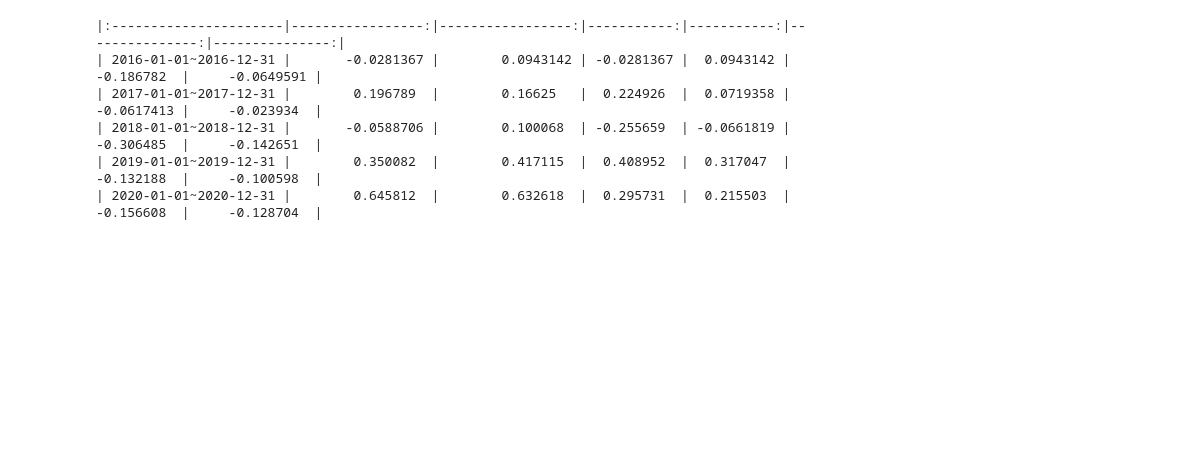
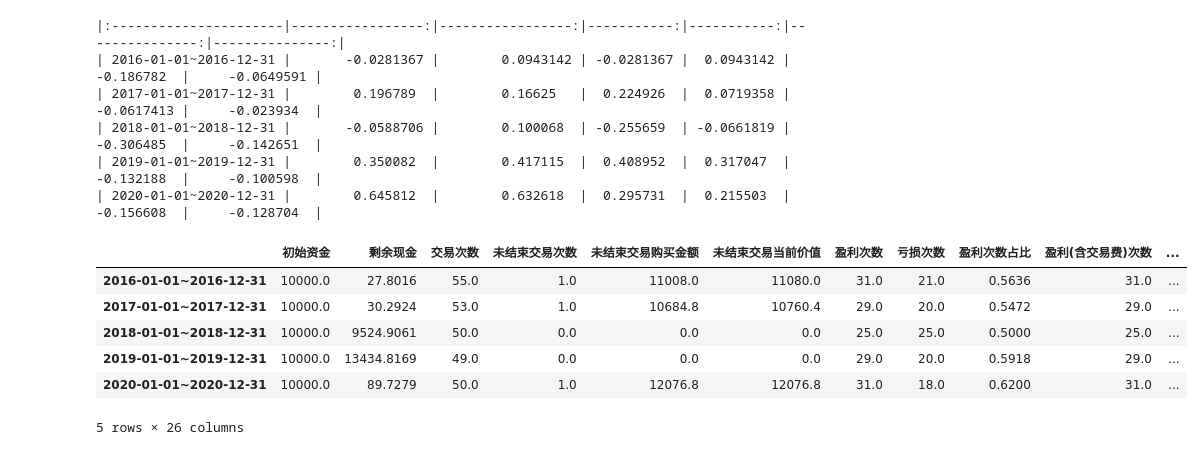
Before and after one commit to GuQiangJS/gquant-example, a Jupyter notebook: ETF周内效应-沪深300-510310.ipynb, the cells around one changed output. Cells and saved outputs as stored; diff of their text form; code cells hidden in the pictures; blank space fills up the shorter version.

```diff
--- a/ETF周内效应-沪深300-510310.ipynb
+++ b/ETF周内效应-沪深300-510310.ipynb
@@ -817,3 +817,13 @@ print(every_year_stats.sort_index()[['基准收益','策略收益']].cumsum().jo
 | 2018-01-01~2018-12-31 |       -0.0588706 |        0.100068  | -0.255659  | -0.0661819 |     -0.306485  |     -0.142651  |
 | 2019-01-01~2019-12-31 |        0.350082  |        0.417115  |  0.408952  |  0.317047  |     -0.132188  |     -0.100598  |
 | 2020-01-01~2020-12-31 |        0.645812  |        0.632618  |  0.295731  |  0.215503  |     -0.156608  |     -0.128704  |
+# %%
+every_year_reports
+# %% [output]
+|  | 初始资金 | 剩余现金 | 交易次数 | 未结束交易次数 | 未结束交易购买金额 | 未结束交易当前价值 | 盈利次数 | 亏损次数 | 盈利次数占比 | 盈利(含交易费)次数 | ... |
+| 2016-01-01~2016-12-31 | 10000.0 | 27.8016 | 55.0 | 1.0 | 11008.0 | 11080.0 | 31.0 | 21.0 | 0.5636 | 31.0 | ... |
+| 2017-01-01~2017-12-31 | 10000.0 | 30.2924 | 53.0 | 1.0 | 10684.8 | 10760.4 | 29.0 | 20.0 | 0.5472 | 29.0 | ... |
+| 2018-01-01~2018-12-31 | 10000.0 | 9524.9061 | 50.0 | 0.0 | 0.0 | 0.0 | 25.0 | 25.0 | 0.5000 | 25.0 | ... |
+| 2019-01-01~2019-12-31 | 10000.0 | 13434.8169 | 49.0 | 0.0 | 0.0 | 0.0 | 29.0 | 20.0 | 0.5918 | 29.0 | ... |
+| 2020-01-01~2020-12-31 | 10000.0 | 89.7279 | 50.0 | 1.0 | 12076.8 | 12076.8 | 31.0 | 18.0 | 0.6200 | 31.0 | ... |
+5 rows × 26 columns
```
Also changed, not shown: parts of 2 cells of this notebook, 1 other file.
